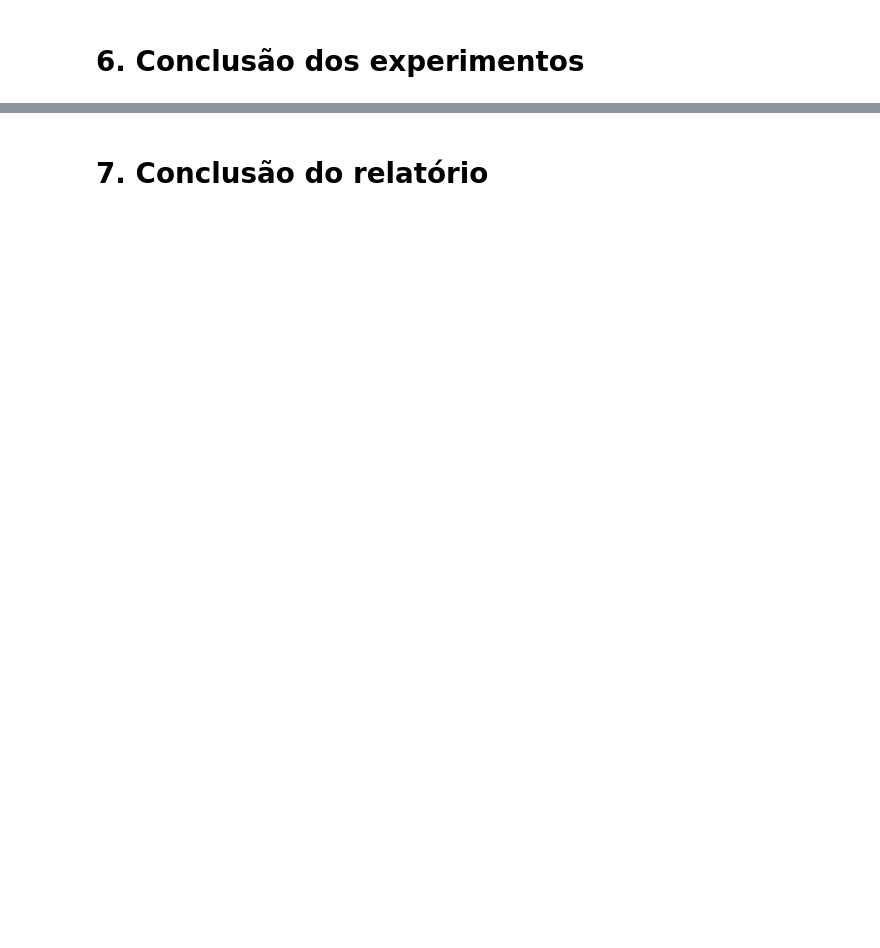
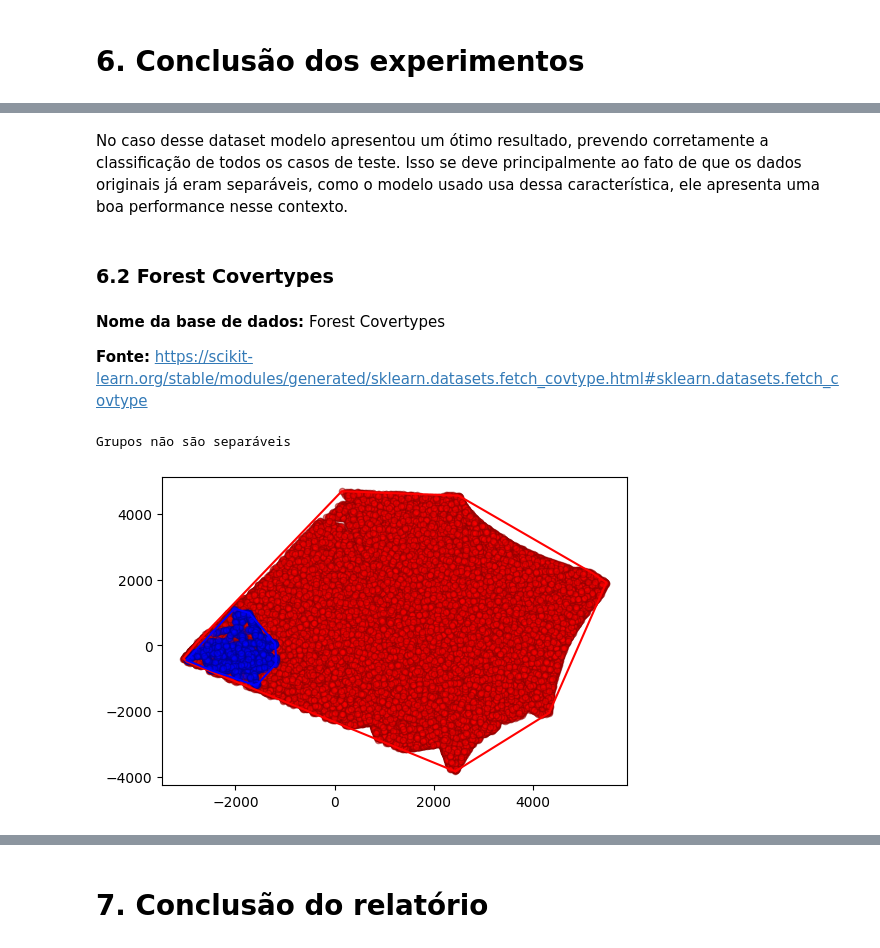
Before and after one commit to FredericoBaker/tp1-Algoritmos2, a Jupyter notebook: TP1_ALG2.ipynb, the cells around one changed output, grey strips where cells are left out. Saved outputs shown, nothing was run; the diff lists cells and outputs as text; code cells hidden in the pictures; blank space fills up the shorter version.

```diff
--- a/TP1_ALG2.ipynb
+++ b/TP1_ALG2.ipynb
@@ -1032,0 +1201,16 @@ testClassify()
+# %% [markdown]
+No caso desse dataset modelo apresentou um ótimo resultado, prevendo corretamente a classificação de todos os casos de teste. Isso se deve principalmente ao fato de que os dados originais já eram separáveis, como o modelo usado usa dessa característica, ele apresenta uma boa performance nesse contexto.
+# %% [markdown]
+### 6.2 Forest Covertypes
+# %% [markdown]
+**Nome da base de dados:** Forest Covertypes
+
+**Fonte:** https://scikit-learn.org/stable/modules/generated/sklearn.datasets.fetch_covtype.html#sklearn.datasets.fetch_covtype
+# %%
+trainForestDataFrame = pd.read_csv('./data/cleanedDatasets/forestCover/train.csv')
+testForestDataFrame = pd.read_csv('./data/cleanedDatasets/forestCover/test.csv')
+
+testData(trainForestDataFrame, testForestDataFrame)
+# %% [output]
+Grupos não são separáveis
+[figure, added]
```
Also changed, not shown: parts of 51 cells of this notebook, 18 other files.
